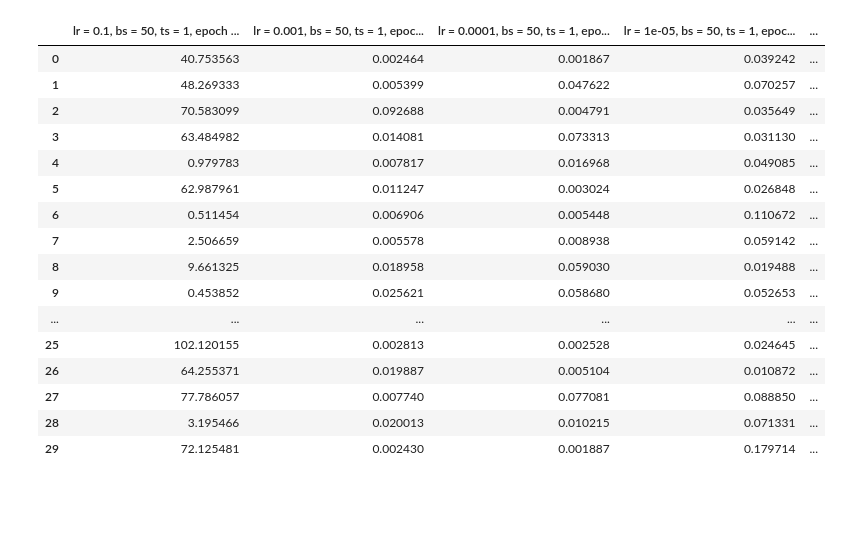
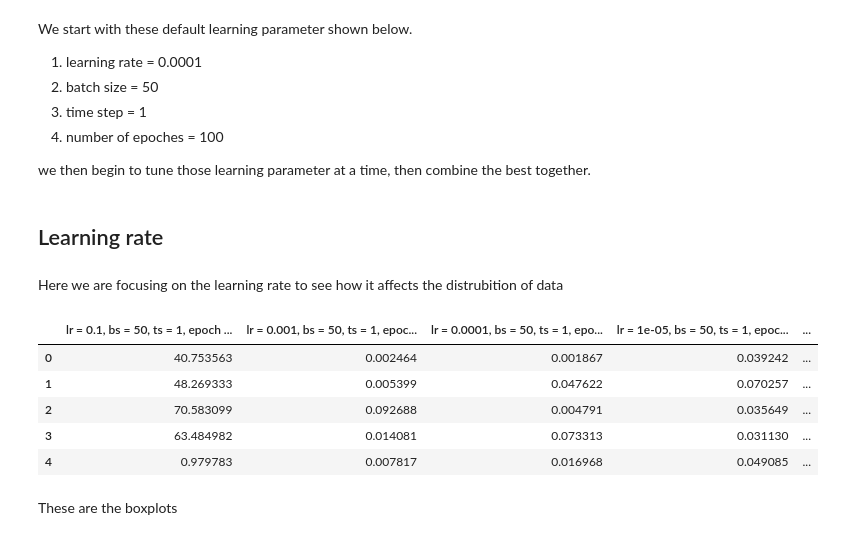
Before and after one commit to runnily/3095-Simulations-of-hybrid-systems-using-neural-networks, a Jupyter notebook: plots/Box plots/Newtons Cooling Law.ipynb, the cells around one changed output. Drawn from its saved outputs; the diff is of its cells as text; code cells hidden in the pictures; blank space fills up the shorter version.

```diff
--- a/plots/Box plots/Newtons Cooling Law.ipynb
+++ b/plots/Box plots/Newtons Cooling Law.ipynb
@@ -7,25 +10,29 @@ from ipynb.fs.full.utilities import boxplots
+# %% [markdown]
+We start with these default learning parameter shown below.
+<ol>
+    <li>learning rate = 0.0001</li>
+    <li>batch size = 50</li>
+    <li>time step = 1</li>
+    <li>number of epoches = 100</li>
+</ol>
+we then begin to tune those learning parameter at a time, then combine the best together.
+# %% [markdown]
+## Learning rate
+# %% [markdown]
+Here we are focusing on the learning rate to see how it affects the distrubition of data
 # %%
 data = pd.read_csv("../../data/boxplots/newton/lr.csv")
 lr_df = pd.DataFrame(data=data)
-lr_df
+lr_df.head()
 # %% [output]
 |  | lr = 0.1, bs = 50, ts = 1, epoch ... | lr = 0.001, bs = 50, ts = 1, epoc... | lr = 0.0001, bs = 50, ts = 1, epo... | lr = 1e-05, bs = 50, ts = 1, epoc... | ... |
 | 0 | 40.753563 | 0.002464 | 0.001867 | 0.039242 | ... |
 | 1 | 48.269333 | 0.005399 | 0.047622 | 0.070257 | ... |
 | 2 | 70.583099 | 0.092688 | 0.004791 | 0.035649 | ... |
 | 3 | 63.484982 | 0.014081 | 0.073313 | 0.031130 | ... |
 | 4 | 0.979783 | 0.007817 | 0.016968 | 0.049085 | ... |
-| 5 | 62.987961 | 0.011247 | 0.003024 | 0.026848 | ... |
-| 6 | 0.511454 | 0.006906 | 0.005448 | 0.110672 | ... |
-| 7 | 2.506659 | 0.005578 | 0.008938 | 0.059142 | ... |
-| 8 | 9.661325 | 0.018958 | 0.059030 | 0.019488 | ... |
-| 9 | 0.453852 | 0.025621 | 0.058680 | 0.052653 | ... |
-| ... | ... | ... | ... | ... | ... |
-| 25 | 102.120155 | 0.002813 | 0.002528 | 0.024645 | ... |
-| 26 | 64.255371 | 0.019887 | 0.005104 | 0.010872 | ... |
-| 27 | 77.786057 | 0.007740 | 0.077081 | 0.088850 | ... |
-| 28 | 3.195466 | 0.020013 | 0.010215 | 0.071331 | ... |
-| 29 | 72.125481 | 0.002430 | 0.001887 | 0.179714 | ... |
+# %% [markdown]
+These are the boxplots
 # %%
 boxplots(3, lr_df)
 # %% [output]
```
Also changed, not shown: parts of 25 cells of this notebook, 25 other files.
